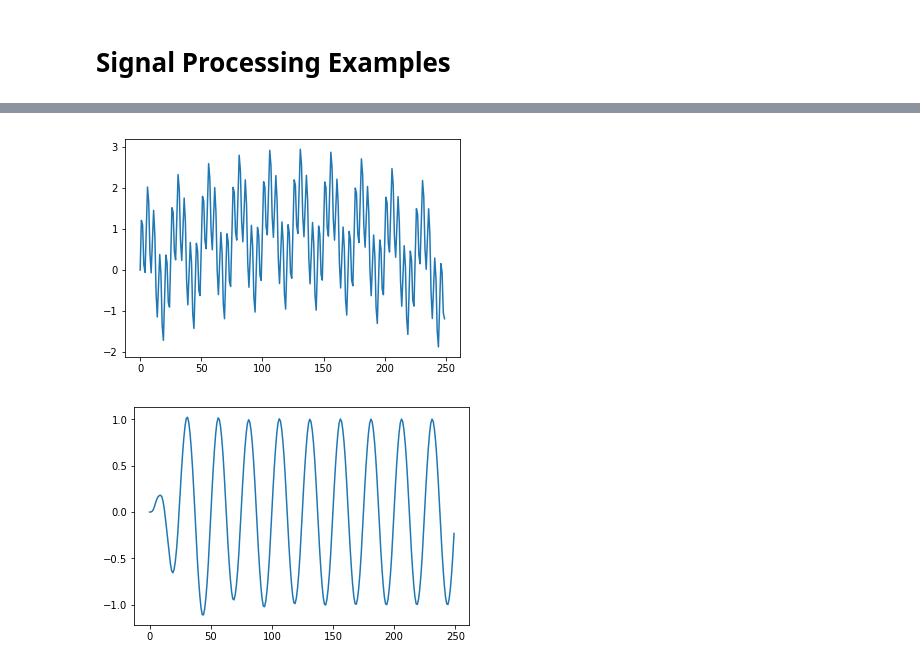
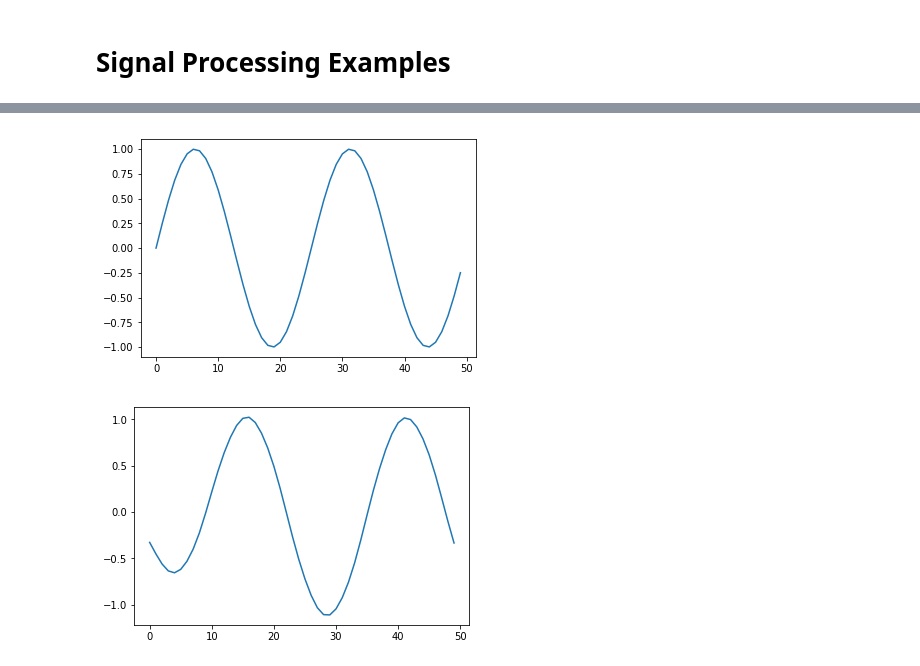
Before and after one commit to AssembleSoftware/IoTPy, a Jupyter notebook: examples/ExamplesOfDigitalSignalProcessingFilters.ipynb, the cells around one changed output, grey strips where cells are left out. Saved outputs shown, nothing was run; the diff lists cells and outputs as text; code cells hidden in the pictures.

```diff
--- a/examples/ExamplesOfDigitalSignalProcessingFilters.ipynb
+++ b/examples/ExamplesOfDigitalSignalProcessingFilters.ipynb
@@ -233,5 +266,14 @@ run()
+# %%
+x = StreamArray('x')
+y = StreamArray('y')
+
+b = fir_bandpass(lowcut, highcut, fs)
+bandpass_FIR(in_stream=x, out_stream=y, b=b)
+
+x.extend(wave_data_total)
+run()
 # %%
-plt.plot(recent_values(x))
+plt.plot(recent_values(y)[25:75])
 plt.show()
 # %% [output]
-[figure, old version]
+[figure, new version]
@@ -238,5 +338,5 @@ plt.show()
 # %%
-plt.plot(recent_values(y))
+plt.plot(recent_values(y)[25:75])
 plt.show()
 # %% [output]
-[figure, old version]
+[figure, new version]
```
Also changed, not shown: parts of 9 cells of this notebook.
